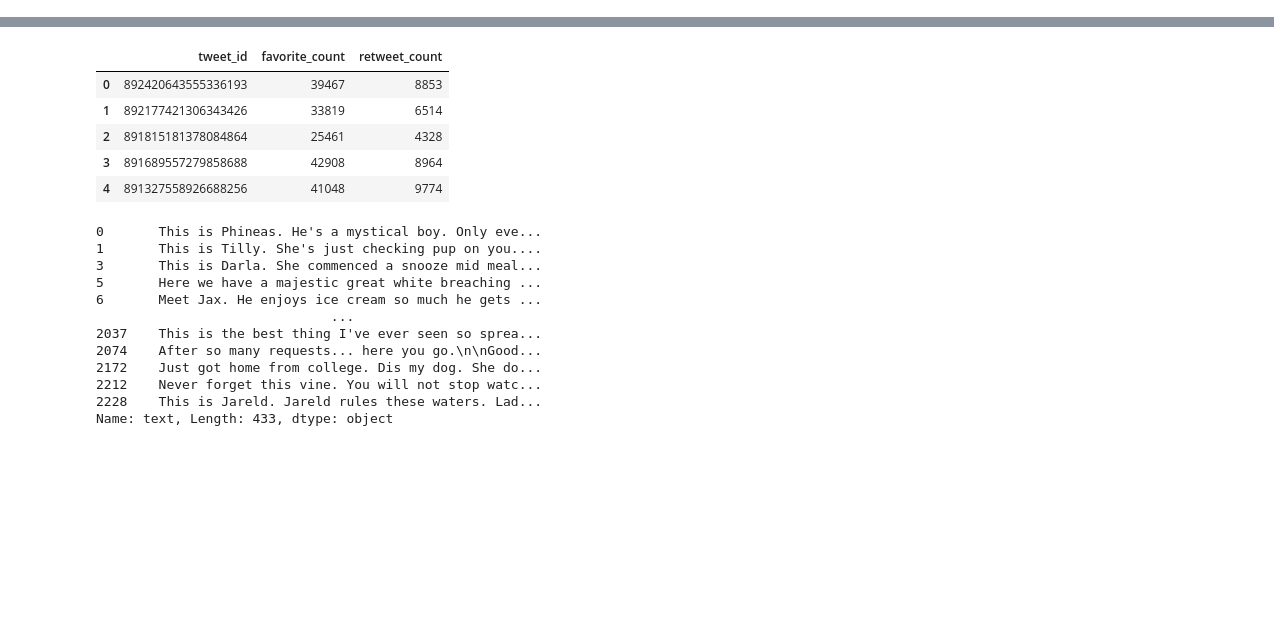
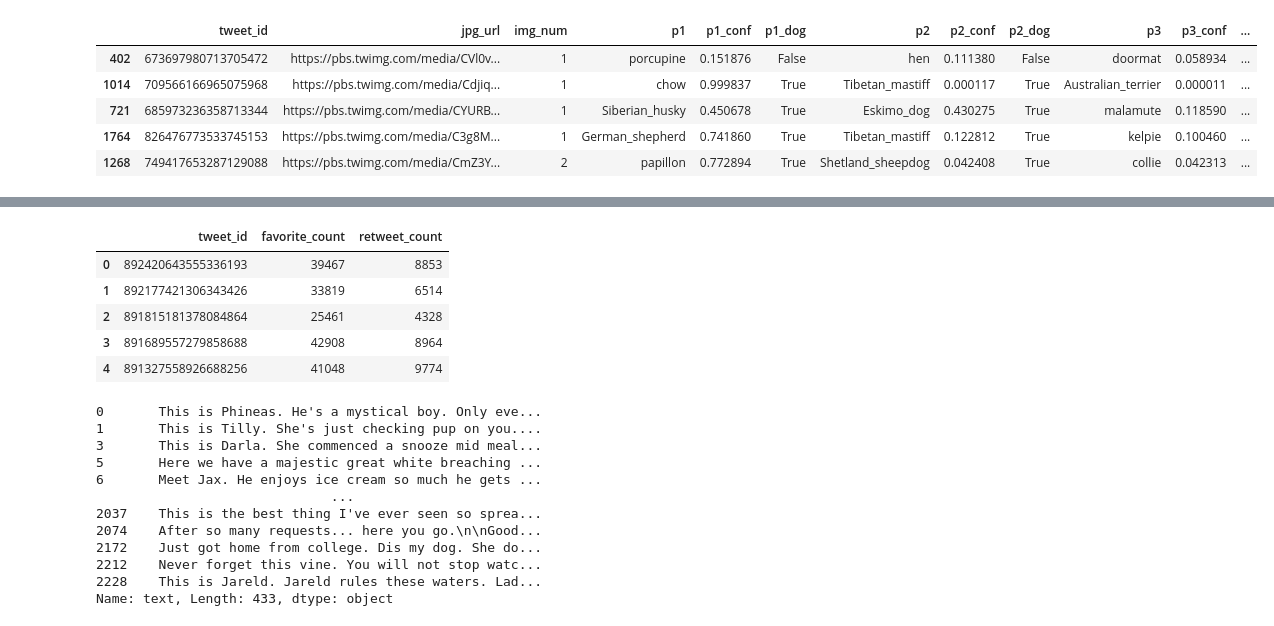
Before and after one commit to josyulajj/twitter-exploratorydataanalysis, a Jupyter notebook: wrangle_act.ipynb, the cells around one changed output, grey strips where cells are left out. Cells and saved outputs as stored; diff of their text form; code cells hidden in the pictures; blank space fills up the shorter version.

```diff
--- a/wrangle_act.ipynb
+++ b/wrangle_act.ipynb
@@ -23 +144,10 @@ image_pd_df.head()
+# %%
+image_pred_df.sample(5)
+# %% [output]
+|  | tweet_id | jpg_url | img_num | p1 | p1_conf | p1_dog | p2 | p2_conf | p2_dog | p3 | p3_conf | ... |
+| 402 | 673697980713705472 | https://pbs.twimg.com/media/CVl0v... | 1 | porcupine | 0.151876 | False | hen | 0.111380 | False | doormat | 0.058934 | ... |
+| 1014 | 709566166965075968 | https://pbs.twimg.com/media/Cdjiq... | 1 | chow | 0.999837 | True | Tibetan_mastiff | 0.000117 | True | Australian_terrier | 0.000011 | ... |
+| 721 | 685973236358713344 | https://pbs.twimg.com/media/CYURB... | 1 | Siberian_husky | 0.450678 | True | Eskimo_dog | 0.430275 | True | malamute | 0.118590 | ... |
+| 1764 | 826476773533745153 | https://pbs.twimg.com/media/C3g8M... | 1 | German_shepherd | 0.741860 | True | Tibetan_mastiff | 0.122812 | True | kelpie | 0.100460 | ... |
+| 1268 | 749417653287129088 | https://pbs.twimg.com/media/CmZ3Y... | 2 | papillon | 0.772894 | True | Shetland_sheepdog | 0.042408 | True | collie | 0.042313 | ... |
 # %%
```
Also changed, not shown: parts of 17 cells of this notebook.
